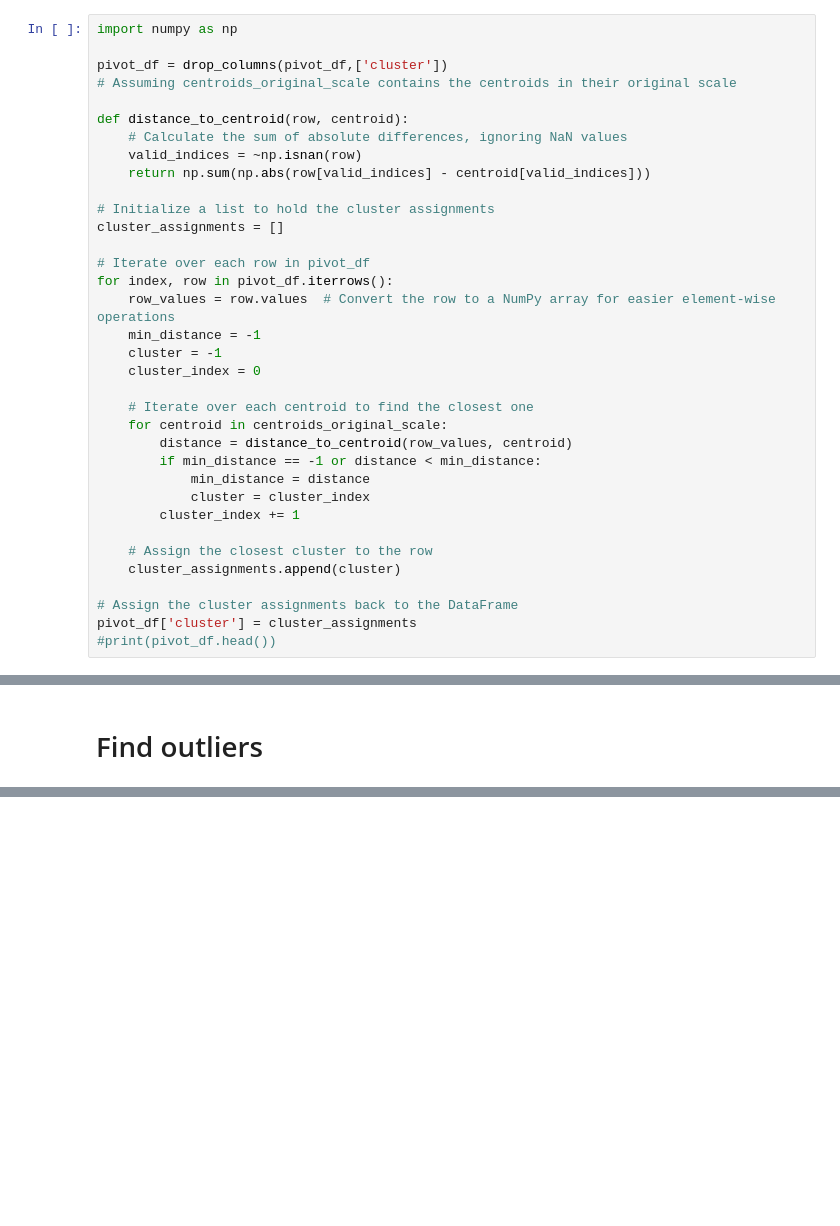
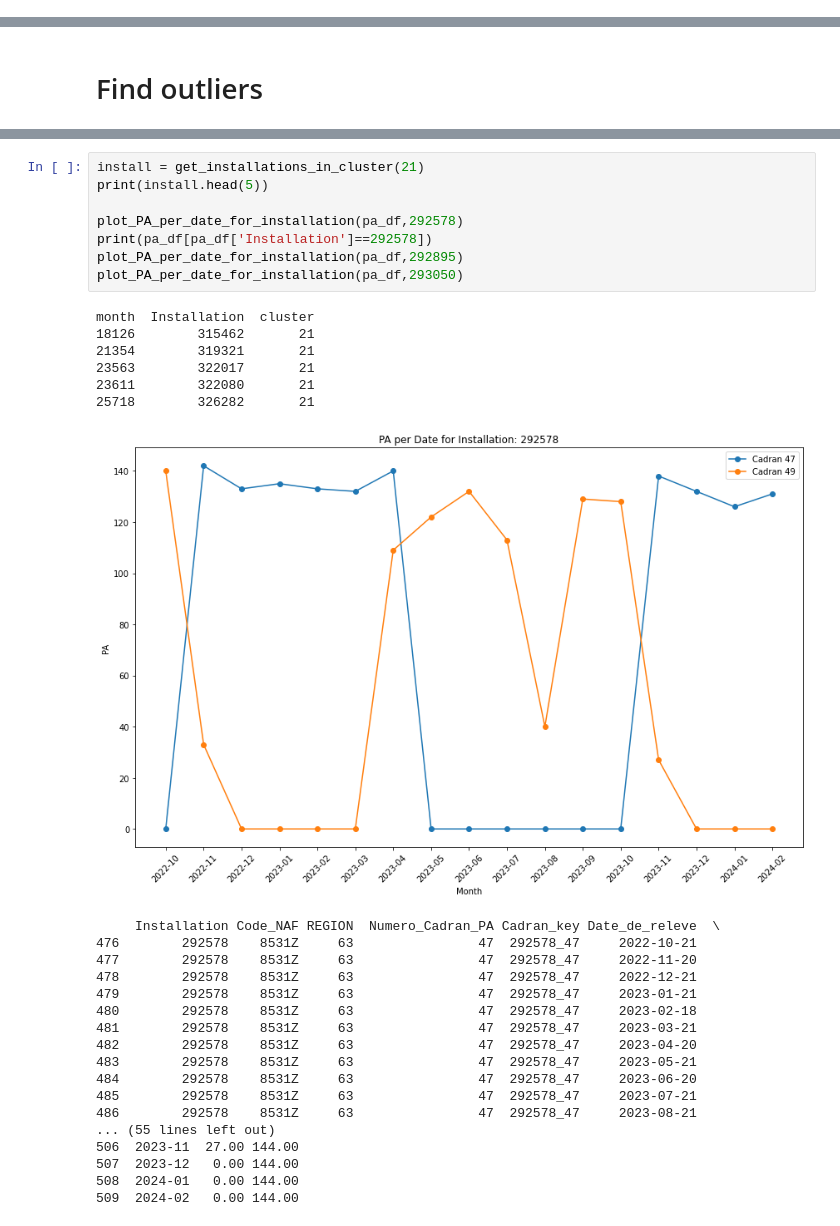
Before and after one commit to mmerlangeRA/Illyade, a Jupyter notebook: Unsupervised-project_Enedis_Cosy.ipynb, the cells around one changed output, grey strips where cells are left out. Cells and saved outputs as stored; diff of their text form; blank space fills up the shorter version.

```diff
--- a/Unsupervised-project_Enedis_Cosy.ipynb
+++ b/Unsupervised-project_Enedis_Cosy.ipynb
@@ -627,35 +836,0 @@ Cluster 9: 1812 PRMs
-# %%
-import numpy as np
-
-pivot_df = drop_columns(pivot_df,['cluster'])
-# Assuming centroids_original_scale contains the centroids in their original scale
-
-def distance_to_centroid(row, centroid):
-    # Calculate the sum of absolute differences, ignoring NaN values
-    valid_indices = ~np.isnan(row)
-    return np.sum(np.abs(row[valid_indices] - centroid[valid_indices]))
-
-# Initialize a list to hold the cluster assignments
-cluster_assignments = []
-
-# Iterate over each row in pivot_df
-for index, row in pivot_df.iterrows():
-    row_values = row.values  # Convert the row to a NumPy array for easier element-wise operations
-    min_distance = -1
-    cluster = -1
-    cluster_index = 0
-
-    # Iterate over each centroid to find the closest one
-    for centroid in centroids_original_scale:
-        distance = distance_to_centroid(row_values, centroid)
-        if min_distance == -1 or distance < min_distance:
-            min_distance = distance
-            cluster = cluster_index
-        cluster_index += 1
-
-    # Assign the closest cluster to the row
-    cluster_assignments.append(cluster)
-
-# Assign the cluster assignments back to the DataFrame
-pivot_df['cluster'] = cluster_assignments
-#print(pivot_df.head())
@@ -778,0 +1266,33 @@ print(filtered_data)
+# %%
+install = get_installations_in_cluster(21)
+print(install.head(5))
+
+plot_PA_per_date_for_installation(pa_df,292578)
+print(pa_df[pa_df['Installation']==292578])
+plot_PA_per_date_for_installation(pa_df,292895)
+plot_PA_per_date_for_installation(pa_df,293050)
+# %% [output]
+month  Installation  cluster
+18126        315462       21
+21354        319321       21
+23563        322017       21
+23611        322080       21
+25718        326282       21
+[figure, added]
+     Installation Code_NAF REGION  Numero_Cadran_PA Cadran_key Date_de_releve  \
+476        292578    8531Z     63                47  292578_47     2022-10-21
+477        292578    8531Z     63                47  292578_47     2022-11-20
+478        292578    8531Z     63                47  292578_47     2022-12-21
+479        292578    8531Z     63                47  292578_47     2023-01-21
+480        292578    8531Z     63                47  292578_47     2023-02-18
+481        292578    8531Z     63                47  292578_47     2023-03-21
+482        292578    8531Z     63                47  292578_47     2023-04-20
+483        292578    8531Z     63                47  292578_47     2023-05-21
+484        292578    8531Z     63                47  292578_47     2023-06-20
+485        292578    8531Z     63                47  292578_47     2023-07-21
+486        292578    8531Z     63                47  292578_47     2023-08-21
+... (55 lines left out)
+506  2023-11  27.00 144.00
+507  2023-12   0.00 144.00
+508  2024-01   0.00 144.00
+509  2024-02   0.00 144.00
```
Also changed, not shown: parts of 31 cells of this notebook, 3 other files.
